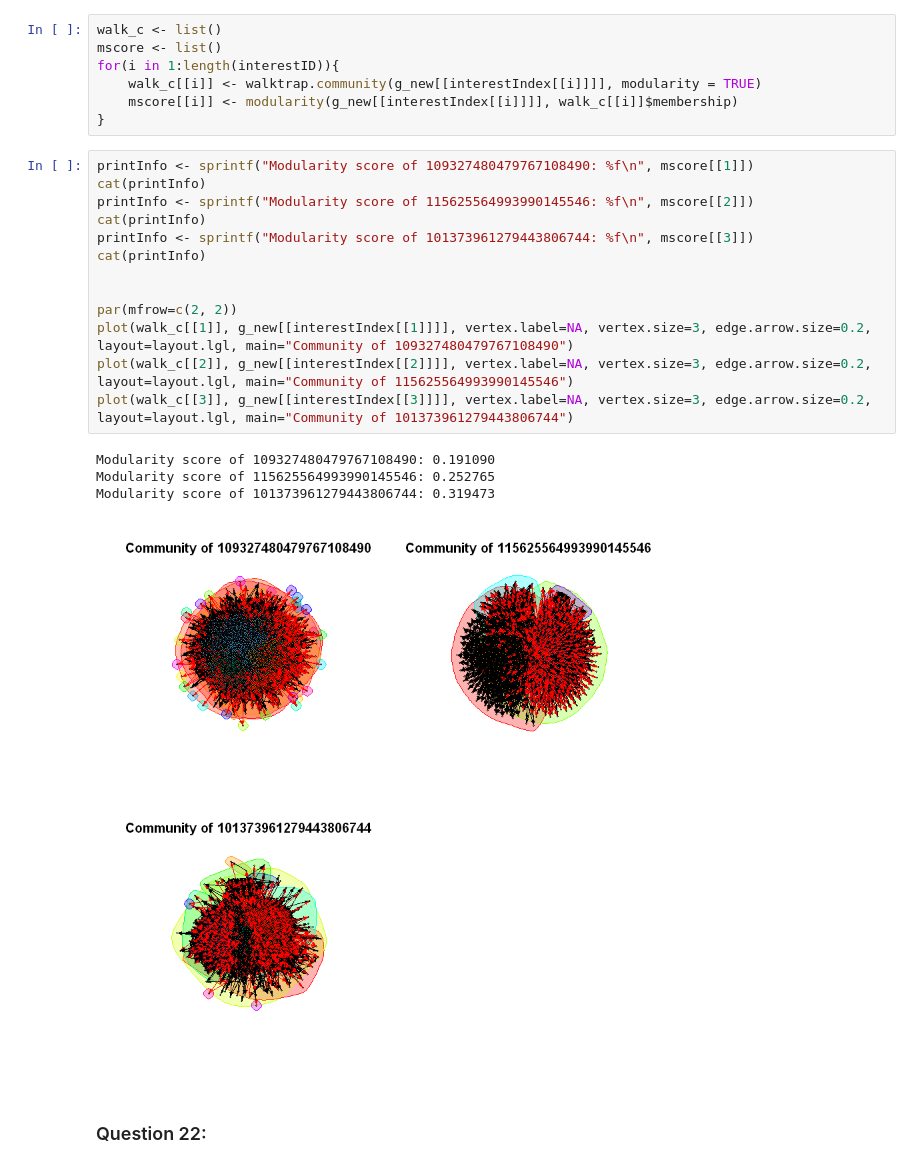
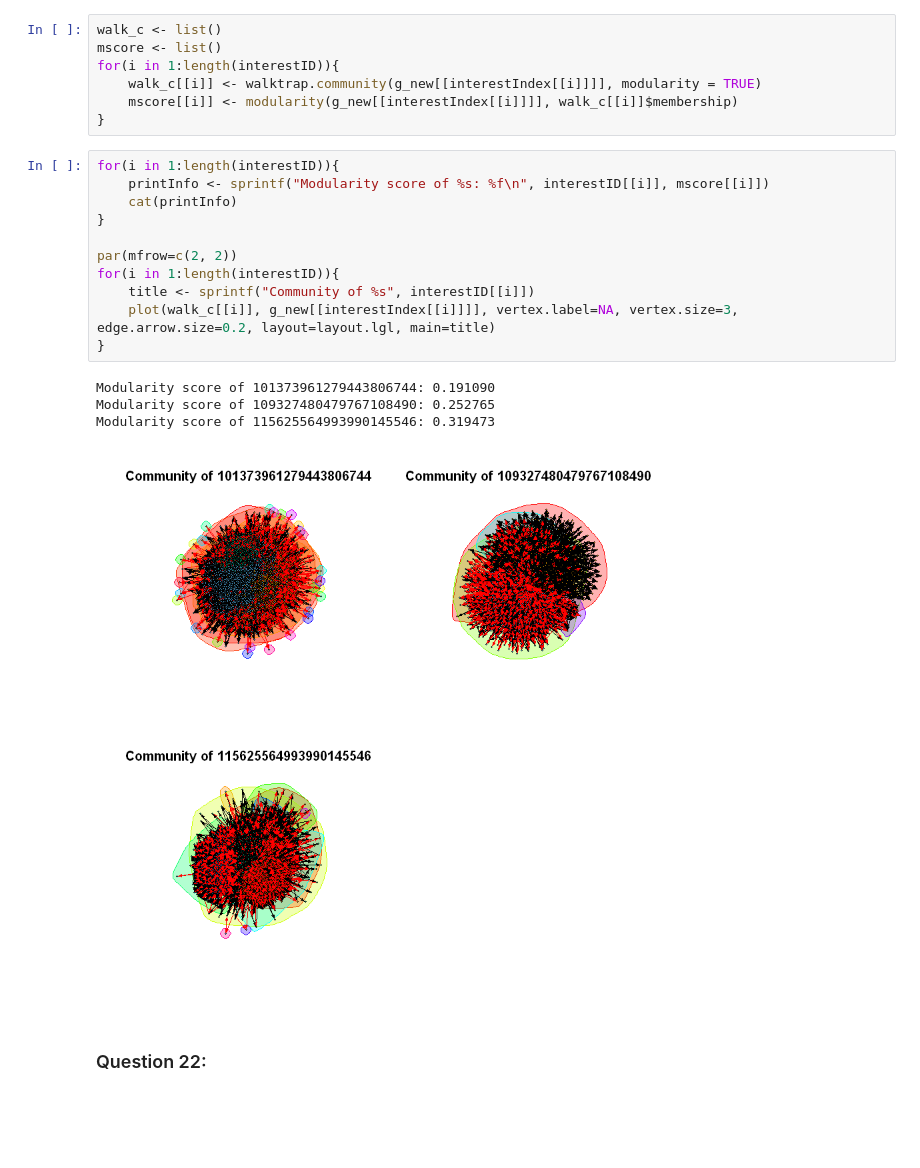
Before and after one commit to YufeiHu/EE232E-Large-Scale-Social-Network, a Jupyter notebook: project2/part4/part4.ipynb, the cells around one changed output. Cells and saved outputs as stored; diff of their text form; blank space fills up the shorter version.

```diff
--- a/project2/part4/part4.ipynb
+++ b/project2/part4/part4.ipynb
@@ -75,24 +69,22 @@ for(i in 1:length(interestID)){
     walk_c[[i]] <- walktrap.community(g_new[[interestIndex[[i]]]], modularity = TRUE)
     mscore[[i]] <- modularity(g_new[[interestIndex[[i]]]], walk_c[[i]]$membership)
 }
-# %%
-printInfo <- sprintf("Modularity score of 109327480479767108490: %f\n", mscore[[1]])
-cat(printInfo)
-printInfo <- sprintf("Modularity score of 115625564993990145546: %f\n", mscore[[2]])
-cat(printInfo)
-printInfo <- sprintf("Modularity score of 101373961279443806744: %f\n", mscore[[3]])
-cat(printInfo)
-
-
-par(mfrow=c(2, 2))
-plot(walk_c[[1]], g_new[[interestIndex[[1]]]], vertex.label=NA, vertex.size=3, edge.arrow.size=0.2, layout=layout.lgl, main="Community of 109327480479767108490")
-plot(walk_c[[2]], g_new[[interestIndex[[2]]]], vertex.label=NA, vertex.size=3, edge.arrow.size=0.2, layout=layout.lgl, main="Community of 115625564993990145546")
-plot(walk_c[[3]], g_new[[interestIndex[[3]]]], vertex.label=NA, vertex.size=3, edge.arrow.size=0.2, layout=layout.lgl, main="Community of 101373961279443806744")
-# %% [output]
-Modularity score of 109327480479767108490: 0.191090
-Modularity score of 115625564993990145546: 0.252765
-Modularity score of 101373961279443806744: 0.319473
-[figure, removed]
+# %%
+for(i in 1:length(interestID)){
+    printInfo <- sprintf("Modularity score of %s: %f\n", interestID[[i]], mscore[[i]])
+    cat(printInfo)
+}
+
+par(mfrow=c(2, 2))
+for(i in 1:length(interestID)){
+    title <- sprintf("Community of %s", interestID[[i]])
+    plot(walk_c[[i]], g_new[[interestIndex[[i]]]], vertex.label=NA, vertex.size=3, edge.arrow.size=0.2, layout=layout.lgl, main=title)
+}
+# %% [output]
+Modularity score of 101373961279443806744: 0.191090
+Modularity score of 109327480479767108490: 0.252765
+Modularity score of 115625564993990145546: 0.319473
+[figure, added]
 # %% [markdown]
 ### Question 22:
 # %%
```
Also changed, not shown: parts of 4 cells of this notebook.
